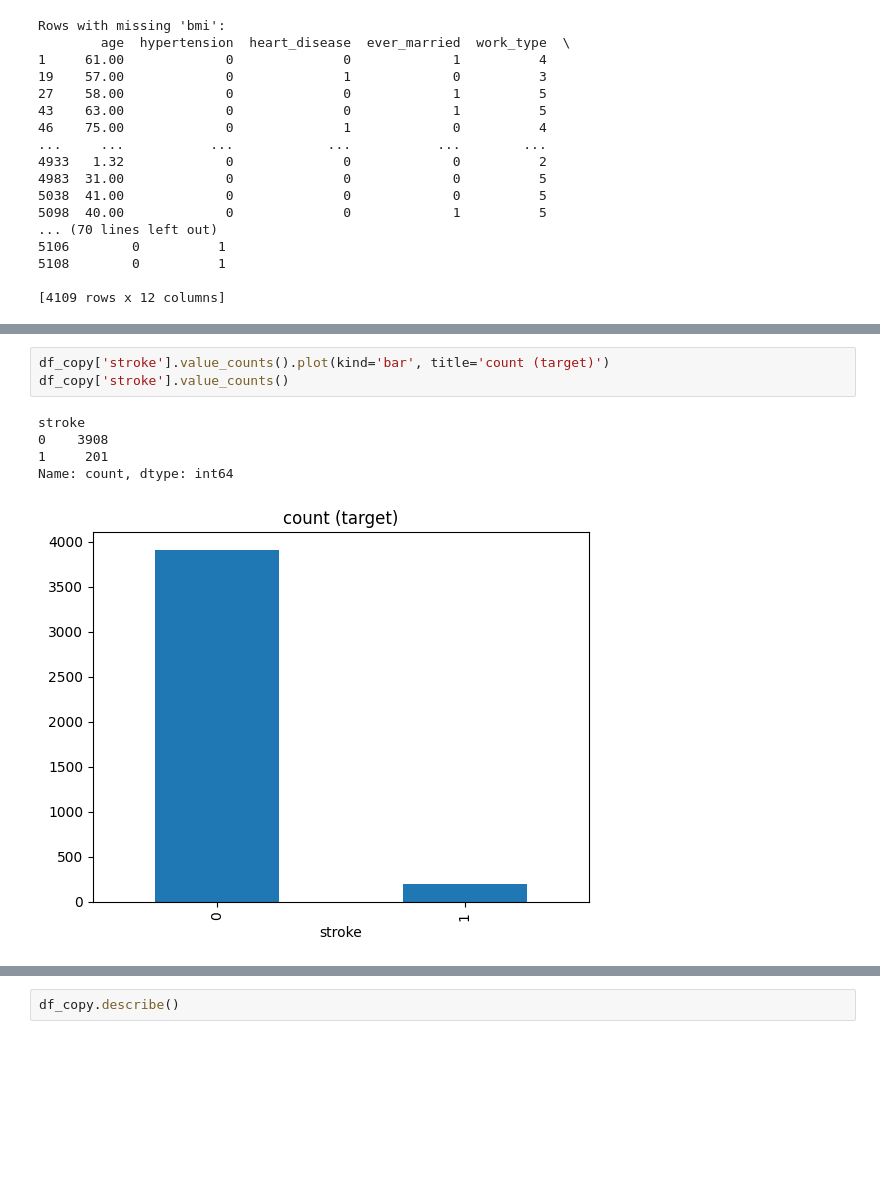
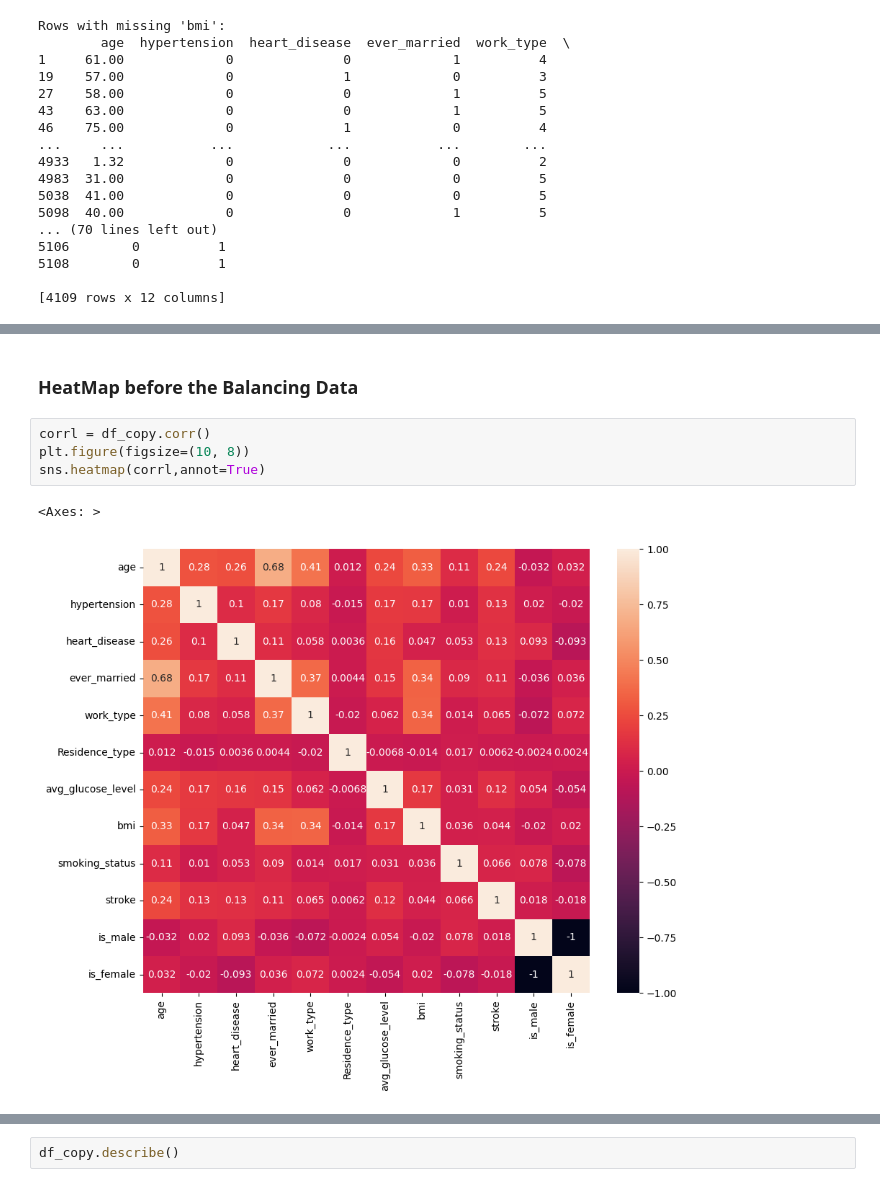
Before and after one commit to yunusemredincell/Stroke-Prediction-Project, a Jupyter notebook: Stroke-Prediction-Project/stroketest.ipynb, the cells around one changed output, grey strips where cells are left out. Cells and saved outputs as stored; diff of their text form; blank space fills up the shorter version.

```diff
--- a/Stroke-Prediction-Project/stroketest.ipynb
+++ b/Stroke-Prediction-Project/stroketest.ipynb
@@ -247,13 +268,13 @@ stroke
 1     201
 Name: count, dtype: int64
 [figure]
-# %%
-df_copy['stroke'].value_counts().plot(kind='bar', title='count (target)')
-df_copy['stroke'].value_counts()
-# %% [output]
-stroke
-0    3908
-1     201
-Name: count, dtype: int64
-[figure, removed]
+# %% [markdown]
+### HeatMap before the Balancing Data
+# %%
+corrl = df_copy.corr()
+plt.figure(figsize=(10, 8))
+sns.heatmap(corrl,annot=True)
+# %% [output]
+<Axes: >
+[figure, added]
 # %%
```
Also changed, not shown: parts of 55 cells of this notebook.
